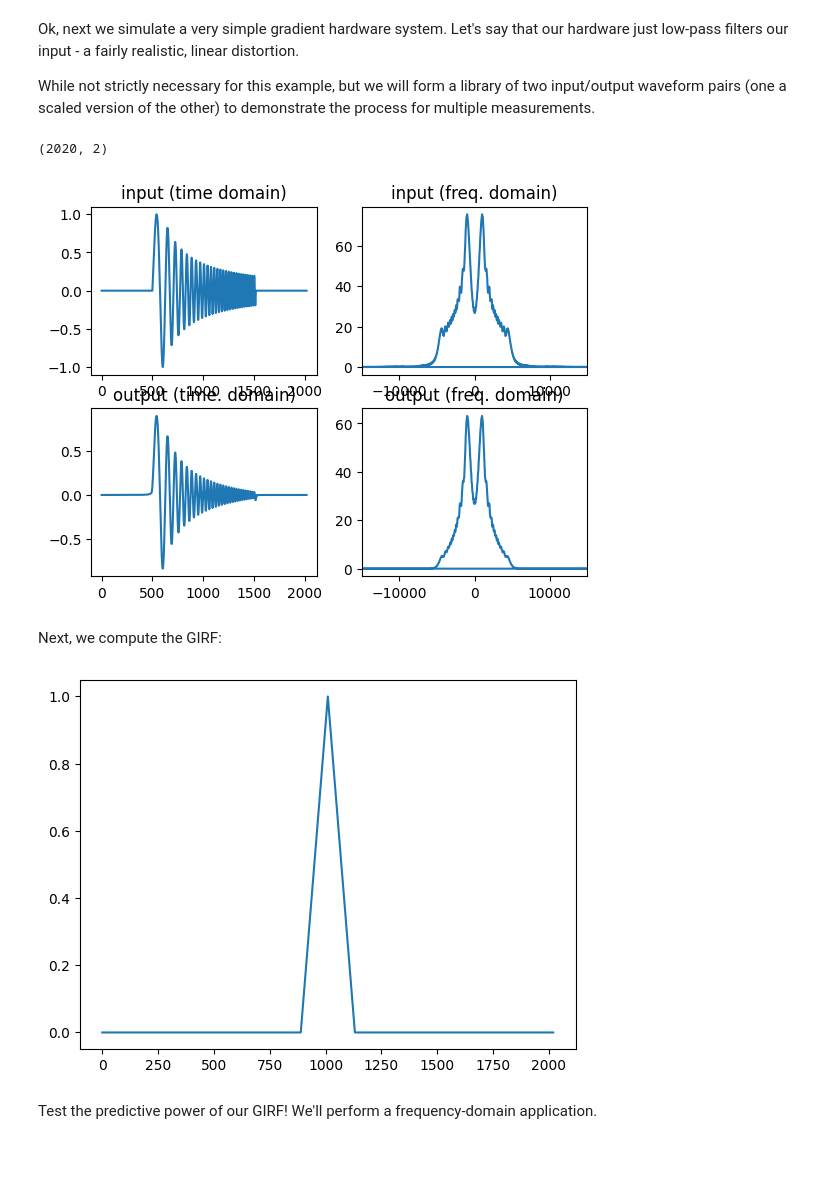
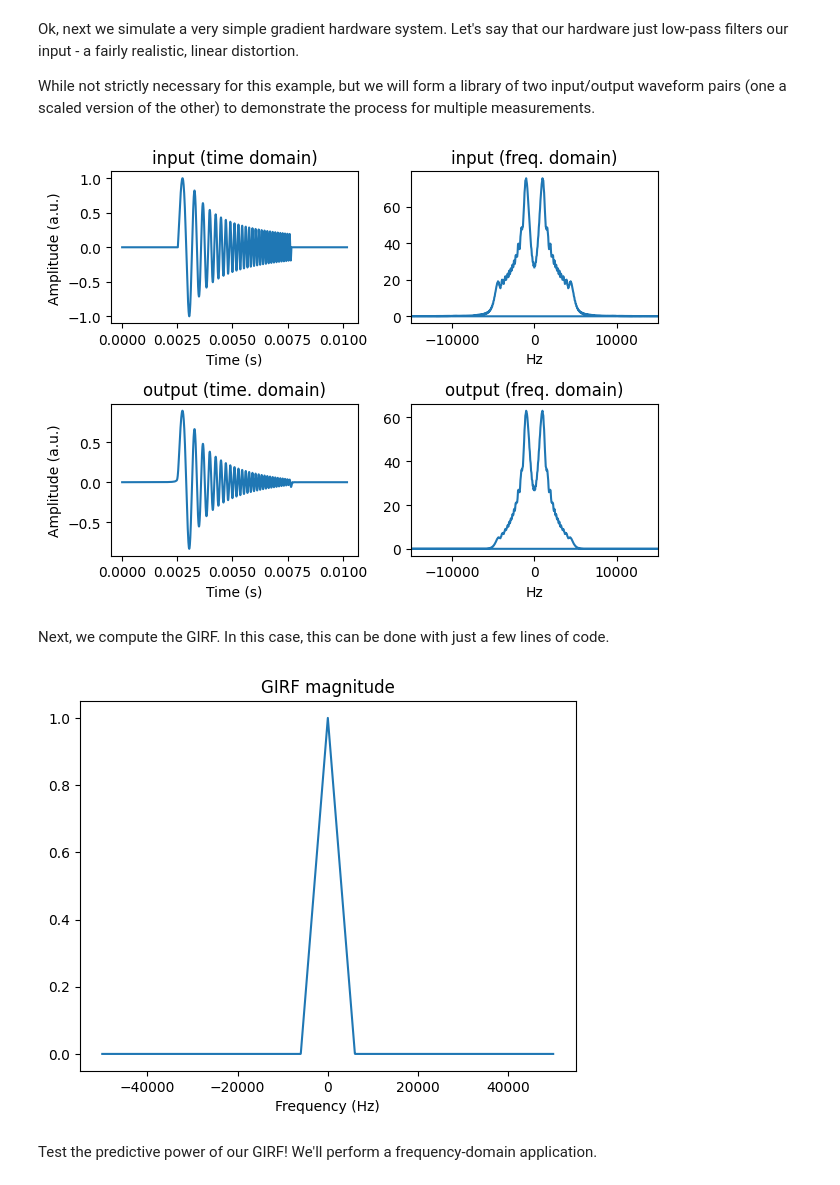
Before and after one commit to jonbmartin/Gradient-Waveform-Errors-Demos, a Jupyter notebook: Ex2_GIRF.ipynb, the cells around one changed output. Drawn from its saved outputs; the diff is of its cells as text; code cells hidden in the pictures; blank space fills up the shorter version.

```diff
--- a/Ex2_GIRF.ipynb
+++ b/Ex2_GIRF.ipynb
@@ -36,10 +37,10 @@ slr = 6      # Slew rate limit (G/cm/ms)
 # --- Generate and Plot the Chirp ---
 # We plot the slew rate to verify that we are indeed getting a slew-constrained
 # chirp waveform.
-chirp_waveform_slr, slr_time_vector = chirp_slew_constrained(N, dt, G1, f1, f2, slr)
+chirp_waveform_slr, slr_time_vector = chirp_slew_constrained(N, dt, G1, f1, f2,
+                                                             slr)
 chirp_waveform_slr = chirp_waveform_slr/np.max(np.abs(chirp_waveform_slr))
 slr_time_vector = slr_time_vector/1000 # [s]
-# chirp_waveform = chirp_waveform[:,None]
 # %%
 # Plot the chirp waveform
 plt.plot(slr_time_vector, chirp_waveform_slr)
@@ -56,10 +57,10 @@ Ok, next we simulate a very simple gradient hardware system. Let's say that our
 While not strictly necessary for this example, but we will form a library of two input/output waveform pairs (one a scaled version of the other) to demonstrate the process for multiple measurements.
 # %%
 inTime = np.pad(chirp_waveform_slr,(500,500))
+t_padded = np.linspace(slr_time_vector[0],slr_time_vector[-1],np.shape(inTime)[0])
 inTime = inTime[:,None]
 inTime = np.stack((inTime, inTime/2, ), axis=1)
 inTime = np.squeeze(inTime)
-print(np.shape(inTime))
 n_waveforms = np.shape(inTime)[1]
 
 inFreq = np.zeros(np.shape(inTime), dtype=complex)
@@ -80,36 +81,42 @@ for ii in range(n_waveforms):
 
   cut_signal = ifft(cut_f_signal)
   outTime[:,ii] = cut_signal
-# %% [output]
-(2020, 2)
 # %%
 plt_idx = 0
 
 plt.subplot(221)
-plt.plot(inTime[:,plt_idx])
+plt.plot(t_padded,inTime[:,plt_idx])
+plt.xlabel('Time (s)')
+plt.ylabel('Amplitude (a.u.)')
 plt.title('input (time domain)')
 
 plt.subplot(222)
 plt.plot(W,np.abs(inFreq[:,plt_idx]))
+plt.xlabel('Hz')
 plt.title('input (freq. domain)')
 plt.xlim(-1.5E4,1.5E4)
 
 plt.subplot(224)
 plt.plot(W,np.abs(outFreq[:,plt_idx]))
+plt.xlabel('Hz')
 plt.title('output (freq. domain)')
 plt.xlim(-1.5E4,1.5E4)
 
 plt.subplot(223)
-plt.plot(outTime[:,plt_idx])
+plt.plot(t_padded,outTime[:,plt_idx])
+plt.xlabel('Time (s)')
+plt.ylabel('Amplitude (a.u.)')
 plt.title('output (time. domain)')
+plt.tight_layout() # Or equivalently,  "plt.tight_layout()"
+
 plt.show()
 # %% [output]
-[figure, old version]
+[figure, new version]
-# %% [markdown]
-Next, we compute the GIRF:
+# %% [markdown]
+Next, we compute the GIRF. In this case, this can be done with just a few lines of code.
 # %%
-inFreq = np.fft.fftshift(inFreq, axes=0)
-outFreq = np.fft.fftshift(outFreq, axes=0)
+inFreq = fftshift(inFreq, axes=0)
+outFreq = fftshift(outFreq, axes=0)
 
 # perform least-squares estimation from the input
 inSOSInv = 1/(np.sum(np.abs(inFreq)**2,axis=1))
@@ -117,10 +124,12 @@ inSOSInv = 1/(np.sum(np.abs(inFreq)**2,axis=1))
 girf = np.sum(outFreq*np.conj(inFreq),axis=1)*inSOSInv
 girf = girf / np.max(np.abs(girf))
 
-plt.plot(np.abs(girf))
+plt.plot(fftshift(W),np.abs(girf))
+plt.title('GIRF magnitude')
+plt.xlabel('Frequency (Hz)')
 plt.show()
 # %% [output]
-[figure, old version]
+[figure, new version]
 # %% [markdown]
 Test the predictive power of our GIRF! We'll perform a frequency-domain application.
 # %%
```
Also changed, not shown: parts of 3 cells of this notebook.
